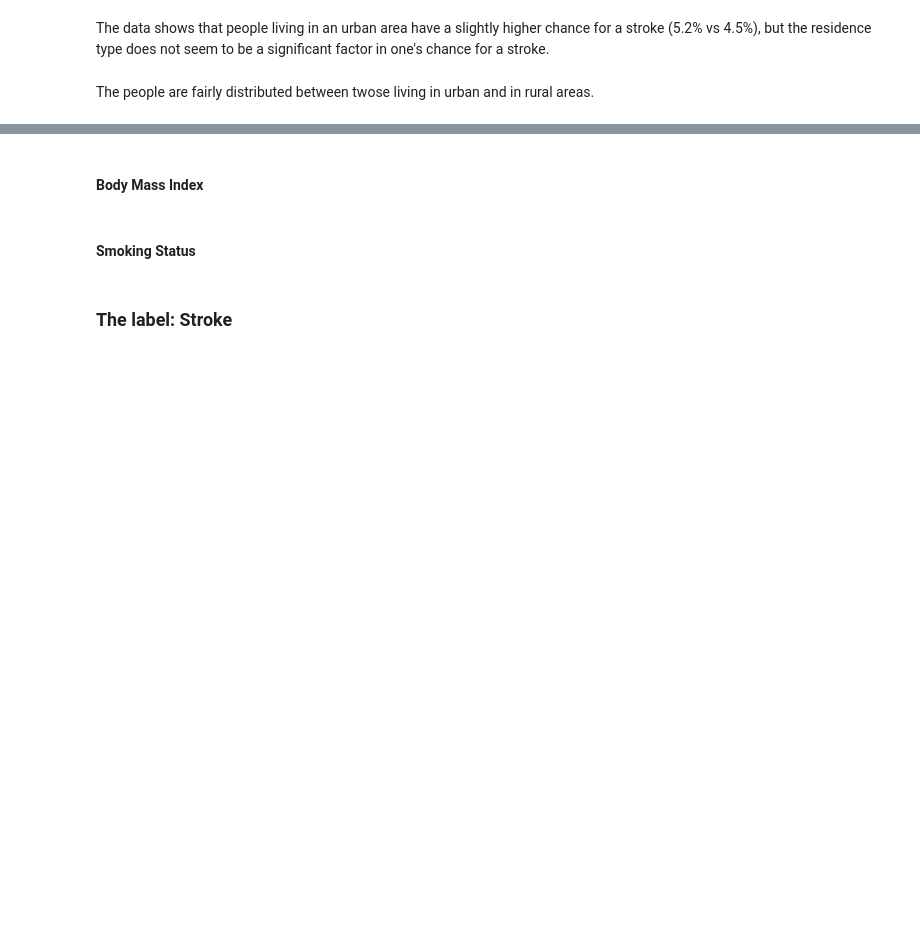
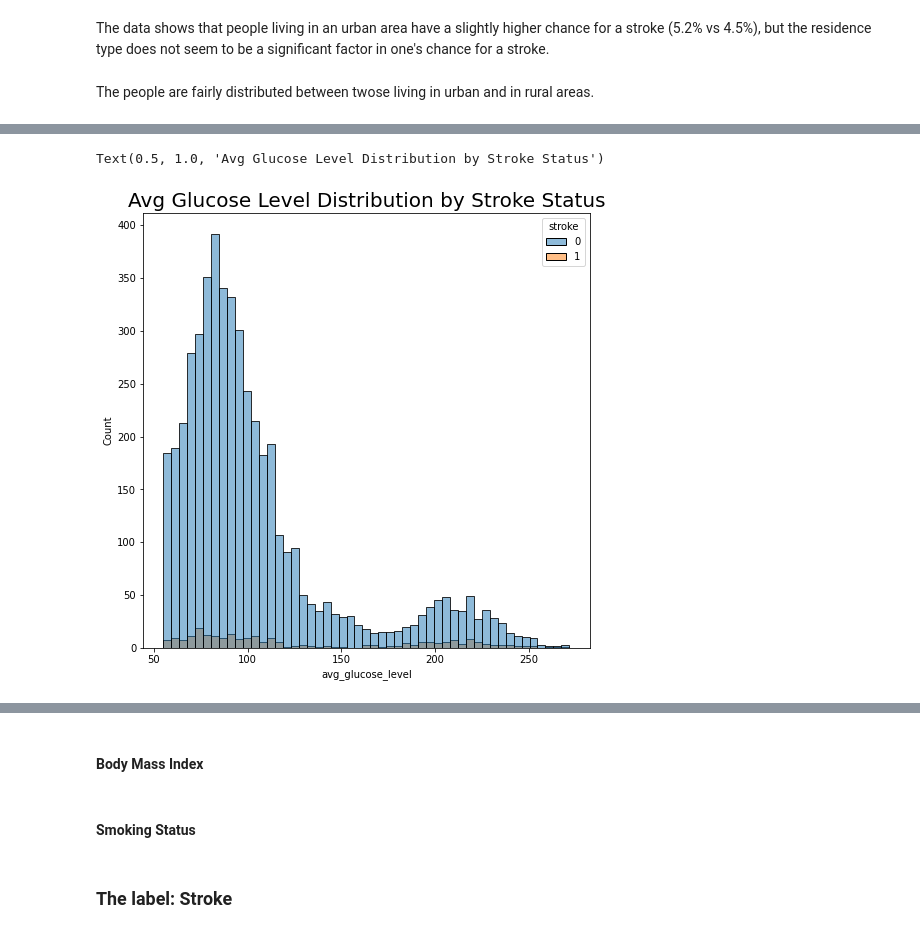
Before and after one commit to bori00/Stroke-Predictor, a Jupyter notebook: Stroke_Predictor.ipynb, the cells around one changed output, grey strips where cells are left out. Cells and saved outputs as stored; diff of their text form; code cells hidden in the pictures; blank space fills up the shorter version.

```diff
--- a/Stroke_Predictor.ipynb
+++ b/Stroke_Predictor.ipynb
@@ -242,0 +303,7 @@ The people are fairly distributed between twose living in urban and in rural are
+# %%
+fig, ax = plt.subplots(figsize=def_fig_size)
+sns.histplot(data=stroke_df, x="avg_glucose_level", hue="stroke", ax=ax)
+plt.title("Avg Glucose Level Distribution by Stroke Status", size = def_title_size)
+# %% [output]
+Text(0.5, 1.0, 'Avg Glucose Level Distribution by Stroke Status')
+[figure, added]
```
Also changed, not shown: parts of 15 cells of this notebook.
